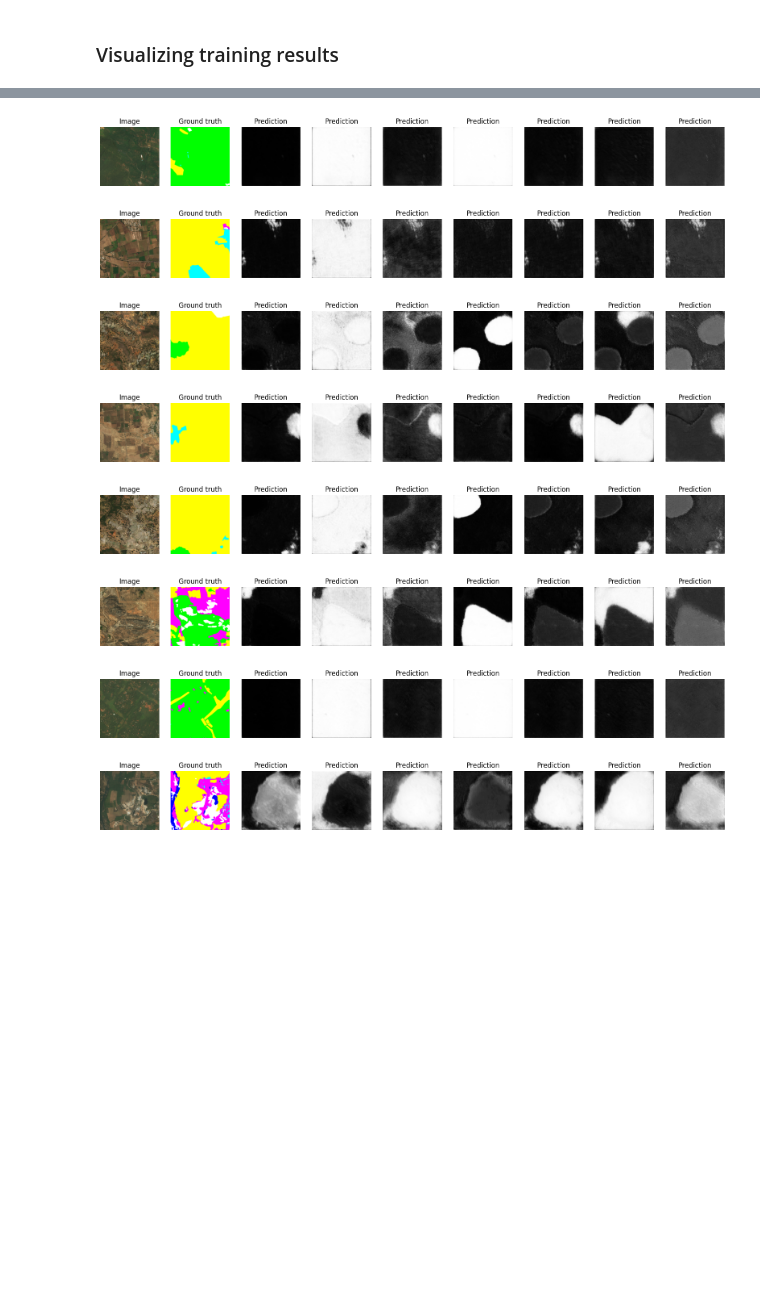
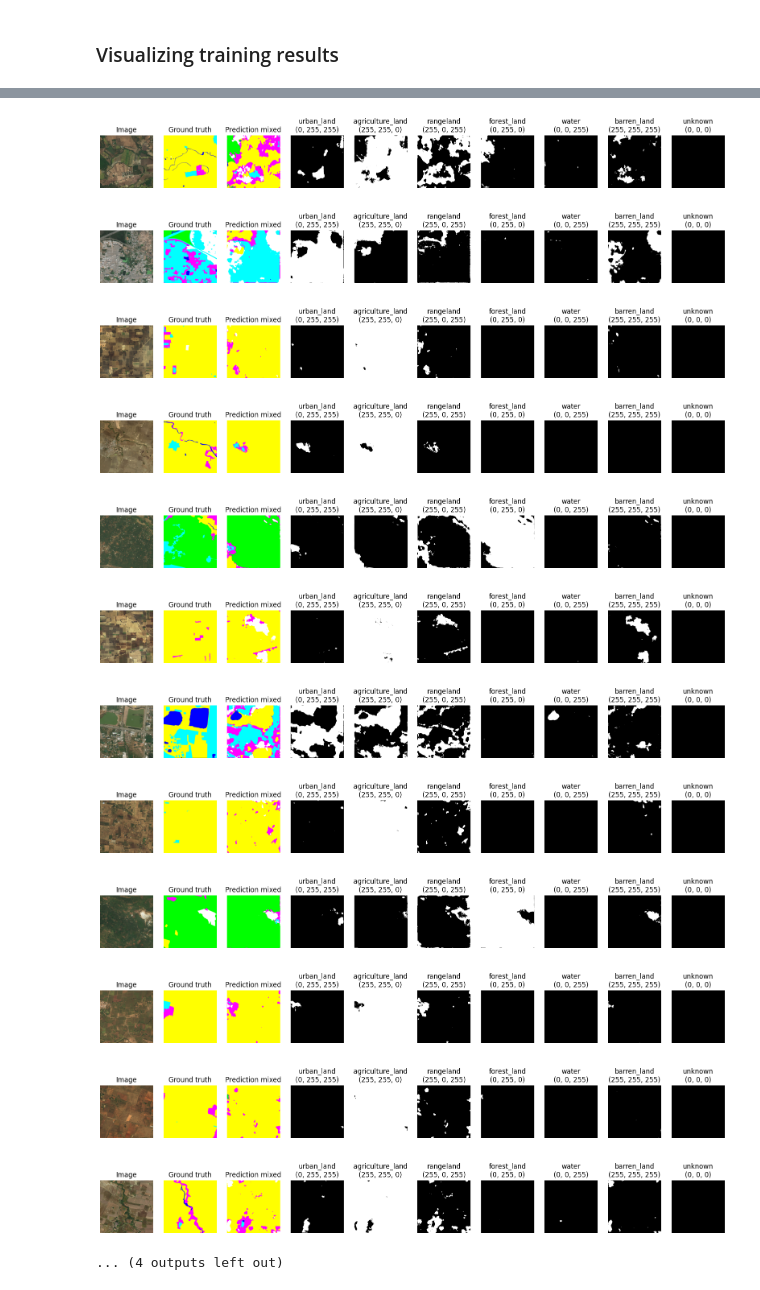
Before and after one commit to octavio-navarro/Field_segmentation, a Jupyter notebook: code/Semantic_Segmentation.ipynb, the cells around one changed output, grey strips where cells are left out. Saved outputs shown, nothing was run; the diff lists cells and outputs as text; code cells hidden in the pictures; blank space fills up the shorter version.

Commit message:
Training with mobilenet; no encoder weights.

```diff
--- a/code/Semantic_Segmentation.ipynb
+++ b/code/Semantic_Segmentation.ipynb
@@ -376,6 +387,6 @@ for idx in range(8):
 # %%
 f, axes = plt.subplots(2, 4, figsize=(20, 10))
-mask_tensor = train_batch['masks'][0].numpy()
+mask_tensor = train_batch['masks_hot'][0].numpy()
 
 for i in range(7):
     row = i // 4
@@ -465,7 +477,9 @@ class DeepGlobeModel(L.LightningModule):
             Dice Loss: Dice loss, also known as the Sørensen-Dice coefficient, is a popular choice for image segmentation.
             It measures the overlap between the predicted and target segmentation masks.
         '''
-        self.loss_fn = smp.losses.DiceLoss(smp.losses.MULTILABEL_MODE, from_logits=True)
+        self.loss_fn = smp.losses.DiceLoss(smp.losses.MULTICLASS_MODE, from_logits=True)
+
+        self.out_classes = out_classes
 
     def forward(self, image):
 
@@ -486,10 +500,10 @@ class DeepGlobeModel(L.LightningModule):
         masks = batch['masks']
 
         # Shape of the mask should be [batch_size, num_classes, height, width] for segmentation num_classes = 7
-        assert masks.ndim == 4
+        assert masks.ndim == 3
 
         # Check that mask values in between 0 and 1, NOT 0 and 255 for binary segmentation
-        assert masks.max() <= 1.0 and masks.min() >= 0
+        assert masks.max() <= 6.0 and masks.min() >= 0
 
         logits_mask = self.forward(image)
 
@@ -508,7 +522,9 @@ class DeepGlobeModel(L.LightningModule):
             true negative 'pixels' for each image and class
             these values will be aggregated in the end of an epoch
         '''
-        tp, fp, fn, tn = smp.metrics.get_stats(pred_mask.long(), masks.long(), mode="multilabel")
+
+        pred_mask = torch.argmax(pred_mask, dim=1)
+        tp, fp, fn, tn = smp.metrics.get_stats(pred_mask.long(), masks.long(), mode="multiclass", num_classes=self.out_classes)
 
         self.tp = tp
         self.fp = fp
@@ -575,6 +591,6 @@ class DeepGlobeModel(L.LightningModule):
     def configure_optimizers(self):
         return torch.optim.RMSprop(self.parameters(), lr=0.0001)
 # %%
-model = DeepGlobeModel("FPN", "mobilenet_v2", in_channels=3, out_classes=7)
+model = DeepGlobeModel("Unet", "mobilenet_v2", in_channels=3, out_classes=7)
 # %% [markdown]
 ## Training
@@ -661,38 +693,59 @@ ax.legend(loc='upper right')
 # %%
-batch = next(iter(valid_dataloader))
+valid_iterator = iter(valid_dataloader)
+
+batch = next(valid_iterator)
+batch = next(valid_iterator)
+
 with torch.no_grad():
     model.eval()
     logits = model(batch["image"])
+
 pr_masks = logits.sigmoid()
+pr_masks = (pr_masks > 0.5).float()
+pr_masks = pr_masks.cpu().numpy()
 
 for image, gt_mask, pr_mask in zip(batch["image"], batch["mask"], pr_masks):
     plt.figure(figsize=(20, 10))
 
-    plt.subplot(1, 9, 1)
-    plt.imshow(image.numpy().transpose(1, 2, 0))  # convert CHW -> HWC
+    plt.subplot(1, 10, 1)
+    plt.imshow(image.numpy().transpose(1, 2, 0))
     plt.title("Image")
     plt.axis("off")
 
-    plt.subplot(1, 9, 2)
-    plt.imshow(gt_mask.numpy().transpose(1, 2, 0)) # just squeeze classes dim, because we have only one class
+    plt.subplot(1, 10, 2)
+    plt.imshow(gt_mask.numpy().transpose(1, 2, 0))
     plt.title("Ground truth")
     plt.axis("off")
 
+    image = np.zeros((256, 256, 3), dtype=np.uint8)
+
     for i in range(7):
-        plt.subplot(1, 9, 3+i)
+        plt.subplot(1, 10, 4+i)
         color = class_dict.loc[i, 'r'], class_dict.loc[i, 'g'], class_dict.loc[i, 'b']
 
-        plt.imshow(pr_mask[i], cmap='gray') # just squeeze classes dim, because we have only one class
-        plt.title("Prediction")
+        image[pr_mask[i] == 1] = color
+
+        plt.imshow(pr_mask[i], cmap='gray')
+        plt.title(f"{class_dict.loc[i, 'name']}\n{color}")
         plt.axis("off")
 
+    plt.subplot(1, 10, 3)
+    plt.imshow(image)
+    plt.title("Prediction mixed")
+    plt.axis("off")
+
     plt.show()
 # %% [output]
-[figure, old version]
+[figure, new version]
-[figure, old version]
+[figure, new version]
-[figure, old version]
+[figure, new version]
-[figure, old version]
+[figure, new version]
-[figure, old version]
+[figure, new version]
-[figure, old version]
+[figure, new version]
-[figure, old version]
+[figure, new version]
-[figure, old version]
+[figure, new version]
+[figure, added]
+[figure, added]
+[figure, added]
+[figure, added]
+... (4 outputs left out)
```
Also changed, not shown: parts of 15 cells of this notebook.
